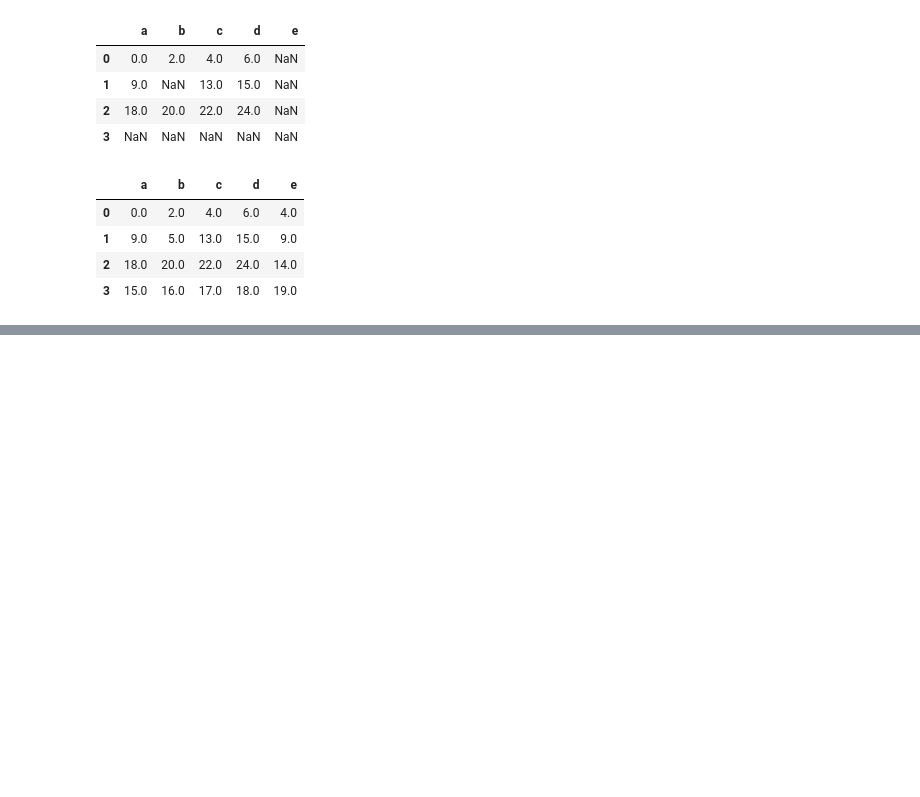
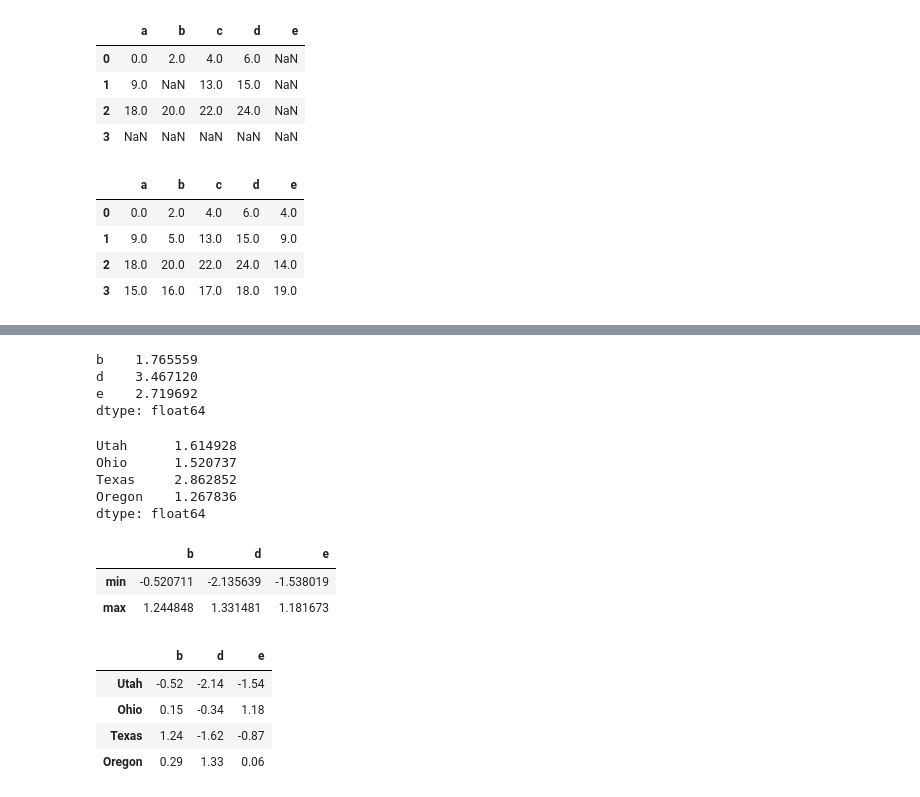
Before and after one commit to waldbear4/Python_2021, a Jupyter notebook: 20210528.ipynb, the cells around one changed output, grey strips where cells are left out. Cells and saved outputs as stored; diff of their text form; code cells hidden in the pictures; blank space fills up the shorter version.

```diff
--- a/20210528.ipynb
+++ b/20210528.ipynb
@@ -178,0 +197,36 @@ frame = pd.DataFrame(np.random.randn(4,3),
+# %%
+frame.apply(lambda x: x.max()-x.min())
+# %% [output]
+b    1.765559
+d    3.467120
+e    2.719692
+dtype: float64
+# %%
+frame.apply(lambda x: x.max()-x.min(),
+           axis='columns')
+# %% [output]
+Utah      1.614928
+Ohio      1.520737
+Texas     2.862852
+Oregon    1.267836
+dtype: float64
+# %%
+def f(x):
+    data = [x.min(), x.max()]
+    index = ['min', 'max']
+    return pd.Series(data, index)
+
+frame.apply(f)
+# %% [output]
+|  | b | d | e |
+| min | -0.520711 | -2.135639 | -1.538019 |
+| max | 1.244848 | 1.331481 | 1.181673 |
+# %%
+format = lambda x: '%.2f' % x #x를 받아서 넣되, 소숫점 두번째 자리까지 출력하라
+frame.applymap(format)
+# %% [output]
+|  | b | d | e |
+| Utah | -0.52 | -2.14 | -1.54 |
+| Ohio | 0.15 | -0.34 | 1.18 |
+| Texas | 1.24 | -1.62 | -0.87 |
+| Oregon | 0.29 | 1.33 | 0.06 |
```
Also changed, not shown: parts of 3 cells of this notebook.
